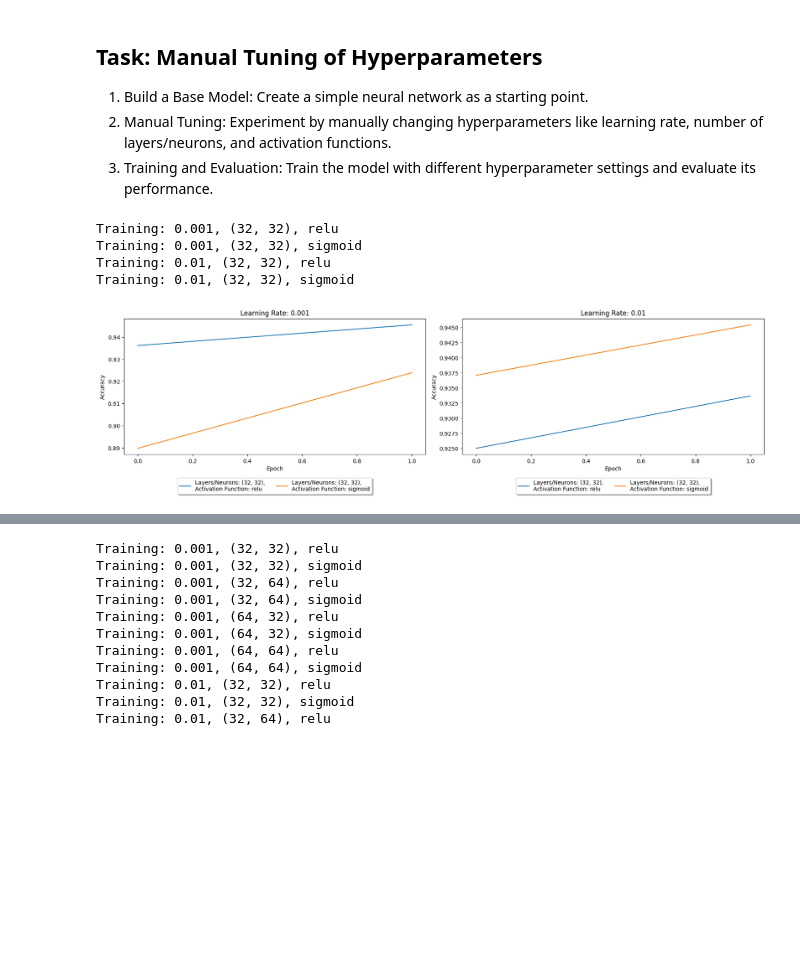
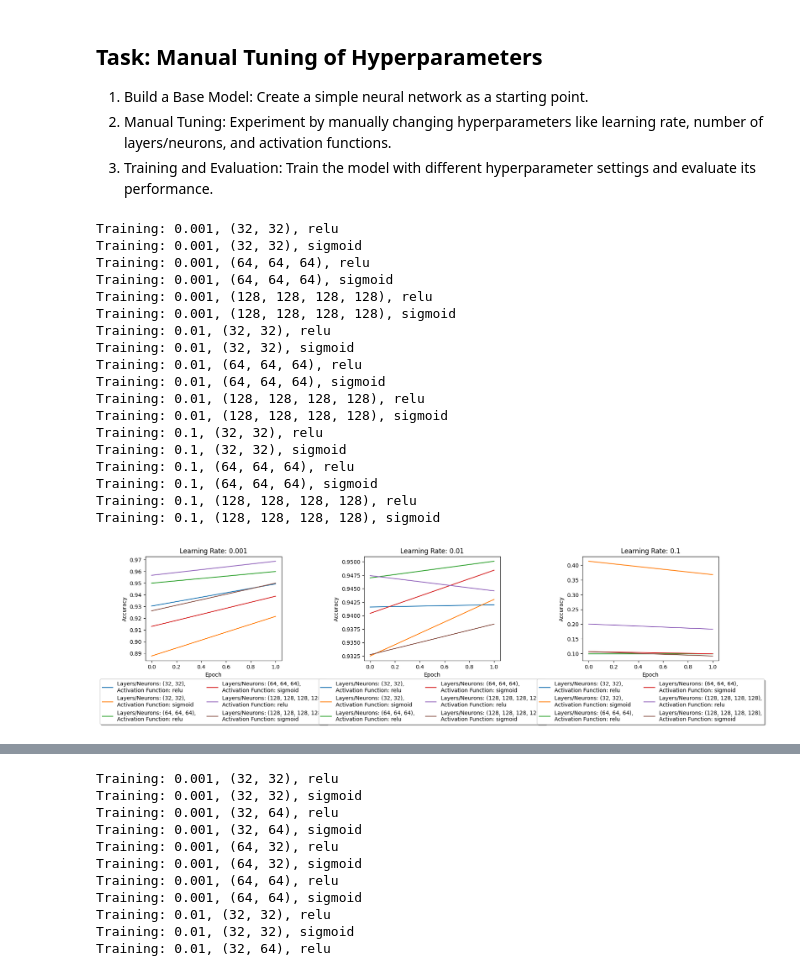
Before and after one commit to Kevy69/deep-machine-learning, a Jupyter notebook: 27 November - 1 December/Code/Hyperparameter_tuning.ipynb, the cells around one changed output, grey strips where cells are left out. Drawn from its saved outputs; the diff is of its cells as text; code cells hidden in the pictures; blank space fills up the shorter version.

```diff
--- a/27 November - 1 December/Code/Hyperparameter_tuning.ipynb
+++ b/27 November - 1 December/Code/Hyperparameter_tuning.ipynb
@@ -56,13 +56,13 @@ print(np.shape(y_test))
 # %%
 
 def build_model(learning_rate, layers_neurons, activation_function):
-    model = tf.keras.models.Sequential()
+    model = Sequential()
 
     # Same dimentions as the images (in sequential order)
     model.add(tf.keras.layers.InputLayer(input_shape=(784,)))
 
     for layer in layers_neurons:
-        model.add(tf.keras.layers.Dense(layer, activation=activation_function))
+        model.add(Dense(layer, activation=activation_function))
 
     model.add(tf.keras.layers.Dense(10, activation='sigmoid'))
 
@@ -86,7 +86,6 @@ def manual_search(learning_rates, layers_and_neurons, activation_functions):
     models = []
     plt.figure(figsize=(17, 5))
 
-
     # Loop through different hyperparameters and train models
     for i, learning_rate in enumerate(learning_rates, 1):
         plt.subplot(1, len(learning_rates), i)
@@ -103,9 +102,8 @@ def manual_search(learning_rates, layers_and_neurons, activation_functions):
 
                 models.append({
                     'model': model,
-                    'accuracy': history.history['val_accuracy']
+                    'accuracy': max(history.history['val_accuracy'])
                 })
-
 
                 #plt.plot(history.history['accuracy'], label=f'lr: {lr}')
                 plt.plot(
@@ -121,25 +119,38 @@ def manual_search(learning_rates, layers_and_neurons, activation_functions):
     plt.tight_layout()
     plt.show()
 
-
-
-    return models
+    models = sorted(models, key=lambda x: x['accuracy'], reverse=True)
+    return models[0]['model']
 # %%
 # Manually tuning, using the input parameters
 
 learning_rates = [0.001, 0.01, 0.1]
 layers_and_neurons = [
     (32, 32),
     (64, 64, 64),
     (128, 128, 128, 128)
 ]
 
 activation_functions = ['relu', 'sigmoid']
 
-models = manual_search(learning_rates, layers_and_neurons, activation_functions)
+manual_search_model = manual_search(learning_rates, layers_and_neurons, activation_functions)
 # %% [output]
 Training: 0.001, (32, 32), relu
 Training: 0.001, (32, 32), sigmoid
+Training: 0.001, (64, 64, 64), relu
+Training: 0.001, (64, 64, 64), sigmoid
+Training: 0.001, (128, 128, 128, 128), relu
+Training: 0.001, (128, 128, 128, 128), sigmoid
 Training: 0.01, (32, 32), relu
 Training: 0.01, (32, 32), sigmoid
+Training: 0.01, (64, 64, 64), relu
+Training: 0.01, (64, 64, 64), sigmoid
+Training: 0.01, (128, 128, 128, 128), relu
+Training: 0.01, (128, 128, 128, 128), sigmoid
+Training: 0.1, (32, 32), relu
+Training: 0.1, (32, 32), sigmoid
+Training: 0.1, (64, 64, 64), relu
+Training: 0.1, (64, 64, 64), sigmoid
+Training: 0.1, (128, 128, 128, 128), relu
+Training: 0.1, (128, 128, 128, 128), sigmoid
-[figure, old version]
+[figure, new version]
```
Also changed, not shown: parts of 8 cells of this notebook.
